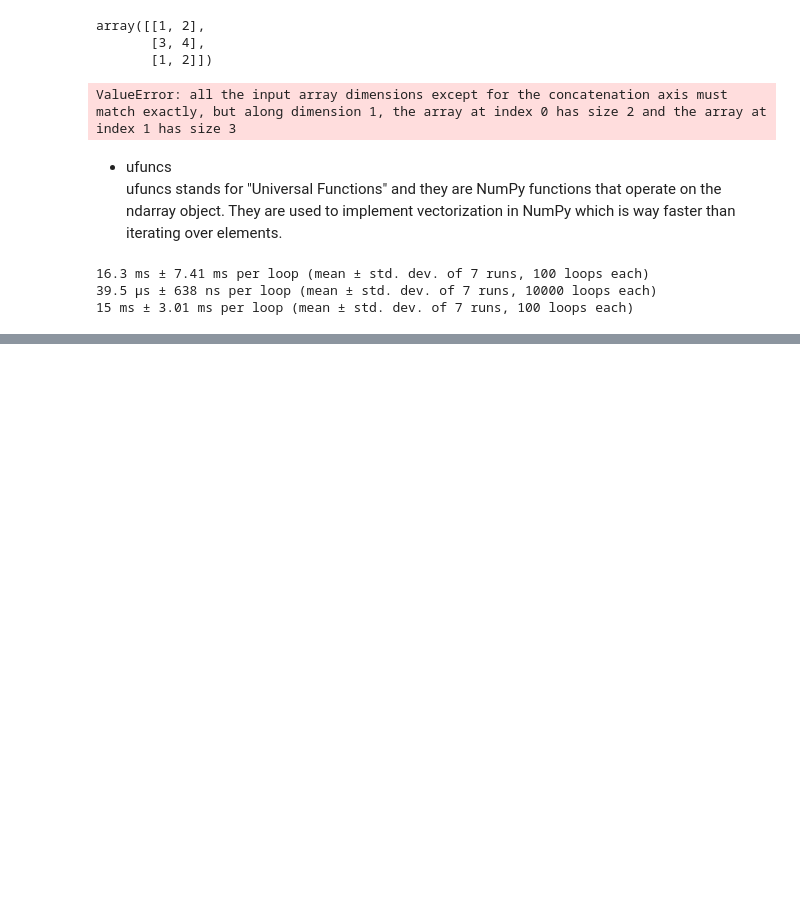
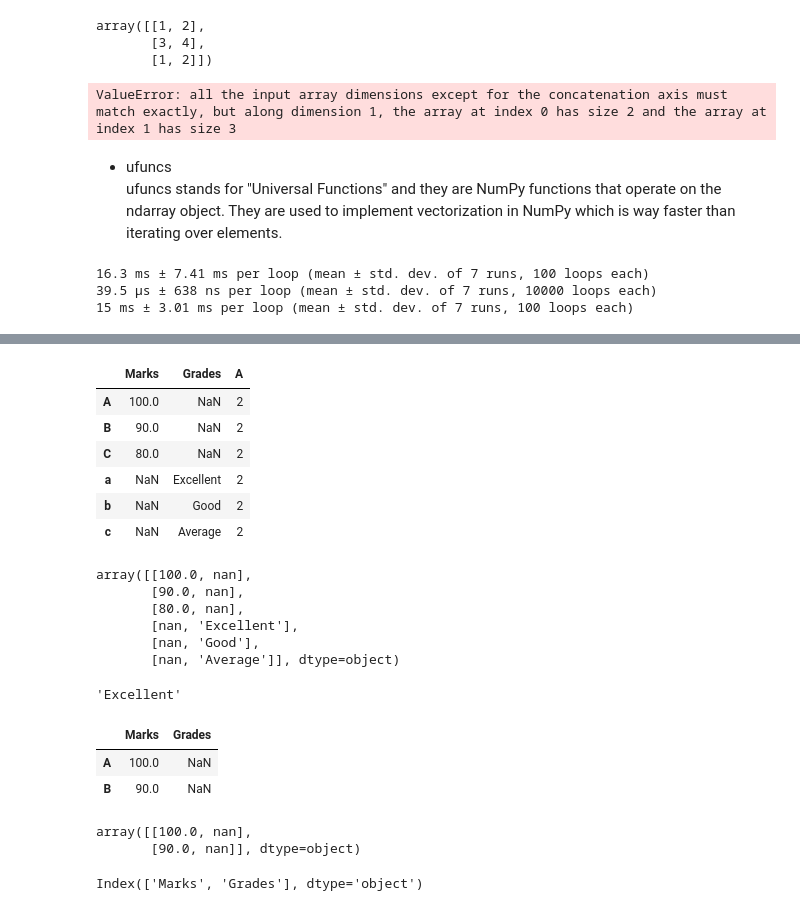
Before and after one commit to Aseem2004/Data_Science, a Jupyter notebook: 1_Python/Basics_of_Data_Science_Libraries.ipynb, the cells around one changed output, grey strips where cells are left out. Drawn from its saved outputs; the diff is of its cells as text; code cells hidden in the pictures; blank space fills up the shorter version.

```diff
--- a/1_Python/Basics_of_Data_Science_Libraries.ipynb
+++ b/1_Python/Basics_of_Data_Science_Libraries.ipynb
@@ -579,0 +734,41 @@ a=np.round(10*np.random.rand(100000))
+# %%
+marks={'A':100, 'B':90, 'C':80}
+grades={'a':'Excellent', 'b':'Good', 'c':'Average'}
+b=pd.DataFrame({'Marks':marks, 'Grades':grades, 'A':2})
+b
+# %% [output]
+|  | Marks | Grades | A |
+| A | 100.0 | NaN | 2 |
+| B | 90.0 | NaN | 2 |
+| C | 80.0 | NaN | 2 |
+| a | NaN | Excellent | 2 |
+| b | NaN | Good | 2 |
+| c | NaN | Average | 2 |
+# %%
+a.values
+# %% [output]
+array([[100.0, nan],
+       [90.0, nan],
+       [80.0, nan],
+       [nan, 'Excellent'],
+       [nan, 'Good'],
+       [nan, 'Average']], dtype=object)
+# %%
+a.values[3,1]
+# %% [output]
+'Excellent'
+# %%
+a[0:2]
+# %% [output]
+|  | Marks | Grades |
+| A | 100.0 | NaN |
+| B | 90.0 | NaN |
+# %%
+a.values[0:2]
+# %% [output]
+array([[100.0, nan],
+       [90.0, nan]], dtype=object)
+# %%
+a.columns
+# %% [output]
+Index(['Marks', 'Grades'], dtype='object')
```
Also changed, not shown: parts of 50 cells of this notebook.
